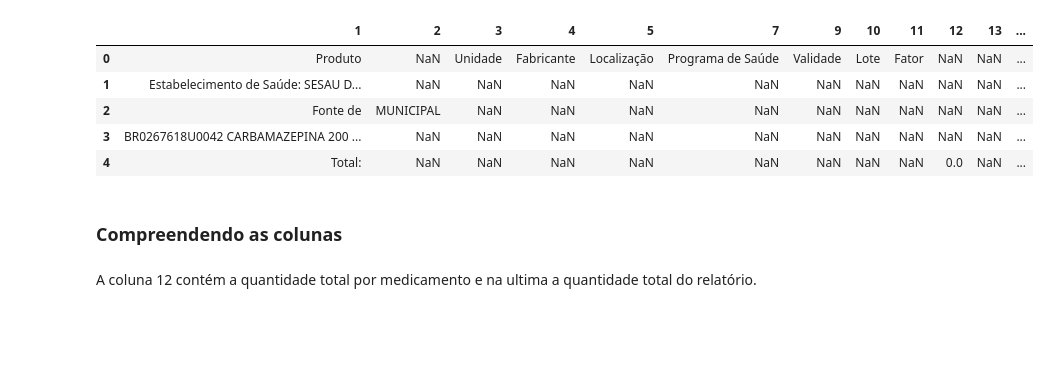
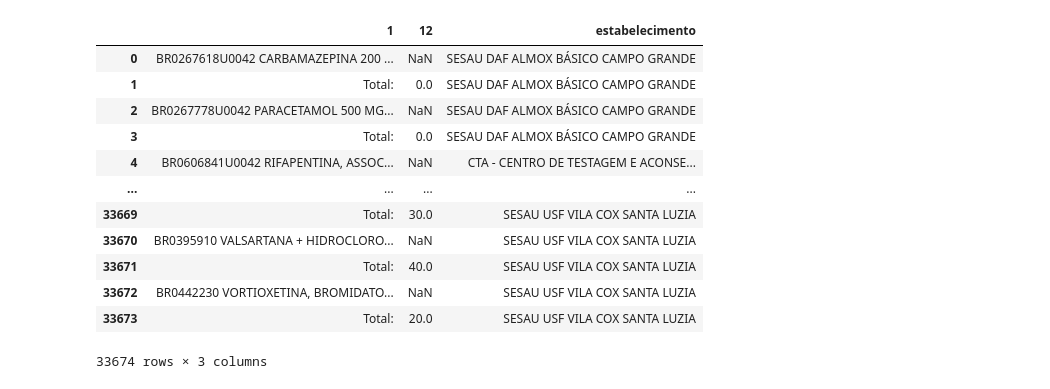
Before and after one commit to WilsonRomao/site_achei, a Jupyter notebook: backend/notebooks/analise_relatorio_geral.ipynb, the cells around one changed output. Cells and saved outputs as stored; diff of their text form; code cells hidden in the pictures; blank space fills up the shorter version.

```diff
--- a/backend/notebooks/analise_relatorio_geral.ipynb
+++ b/backend/notebooks/analise_relatorio_geral.ipynb
@@ -124,4 +96,0 @@ df
-# %%
-# Dropar colunas irrelevantes pelo indice (0, 6, 8,14,15,17,19))
-df.drop(df.columns[[0, 6, 8,14,15,17,19]], axis=1, inplace=True)
-df.head()
@@ -134,0 +97,5 @@ df.head()
+# %%
+# Cria uma nova coluna "estabelecimento" para armazenar o nome do estabelecimento de saúde correspondente;
+df["estabelecimento"] = df[df[1].str.startswith('Estabelecimento', na=False)][1].str.replace('Estabelecimento de Saúde: ', '', regex=False)
+
+df
@@ -134,0 +121,5 @@ df.head()
+# %%
+
+# Remover a string "Estabelecimento de Saúde:" da nova coluna "estabelecimento";
+df["estabelecimento"] = df["estabelecimento"].str.replace("Estabelecimento de Saúde:", "", case=False).str.strip()
+df
@@ -134,0 +145,5 @@ df.head()
+# %%
+
+# Preencher os valores nulos da nova coluna "estabelecimento" com o valor correspondente ao valor da linha não nula anterior da nova coluna "estabelecimento"
+df["estabelecimento"] = df["estabelecimento"].ffill()
+df
@@ -135,16 +169,19 @@ df.head()
 # %%
-# Dropar linhas completamente vazias
-df.dropna(how='all', inplace=True)
+# Dropar linhas que contêm "Estabelecimento" na coluna 1
+df = df[~df[1].str.contains('Estabelecimento', case=True, na=False, regex=True)]
 df.reset_index(drop=True, inplace=True)
-df.head()
+df
 # %% [output]
-|  | 1 | 2 | 3 | 4 | 5 | 7 | 9 | 10 | 11 | 12 | 13 | ... |
-| 0 | Produto | NaN | Unidade | Fabricante | Localização | Programa de Saúde | Validade | Lote | Fator | NaN | NaN | ... |
-| 1 | Estabelecimento de Saúde: SESAU D... | NaN | NaN | NaN | NaN | NaN | NaN | NaN | NaN | NaN | NaN | ... |
-| 2 | Fonte de | MUNICIPAL | NaN | NaN | NaN | NaN | NaN | NaN | NaN | NaN | NaN | ... |
-| 3 | BR0267618U0042 CARBAMAZEPINA 200 ... | NaN | NaN | NaN | NaN | NaN | NaN | NaN | NaN | NaN | NaN | ... |
-| 4 | Total: | NaN | NaN | NaN | NaN | NaN | NaN | NaN | NaN | 0.0 | NaN | ... |
+|  | 1 | 12 | estabelecimento |
+| 0 | BR0267618U0042 CARBAMAZEPINA 200 ... | NaN | SESAU DAF ALMOX BÁSICO CAMPO GRANDE |
+| 1 | Total: | 0.0 | SESAU DAF ALMOX BÁSICO CAMPO GRANDE |
+| 2 | BR0267778U0042 PARACETAMOL 500 MG... | NaN | SESAU DAF ALMOX BÁSICO CAMPO GRANDE |
+| 3 | Total: | 0.0 | SESAU DAF ALMOX BÁSICO CAMPO GRANDE |
+| 4 | BR0606841U0042 RIFAPENTINA, ASSOC... | NaN | CTA - CENTRO DE TESTAGEM E ACONSE... |
+| ... | ... | ... | ... |
+| 33669 | Total: | 30.0 | SESAU USF VILA COX SANTA LUZIA |
+| 33670 | BR0395910 VALSARTANA + HIDROCLORO... | NaN | SESAU USF VILA COX SANTA LUZIA |
+| 33671 | Total: | 40.0 | SESAU USF VILA COX SANTA LUZIA |
+| 33672 | BR0442230 VORTIOXETINA, BROMIDATO... | NaN | SESAU USF VILA COX SANTA LUZIA |
+| 33673 | Total: | 20.0 | SESAU USF VILA COX SANTA LUZIA |
+33674 rows × 3 columns
-# %% [markdown]
-### Compreendendo as colunas
-# %% [markdown]
-A coluna 12 contém a quantidade total por medicamento e na ultima a quantidade total do relatório.
```
Also changed, not shown: parts of 52 cells of this notebook, 6 other files.
